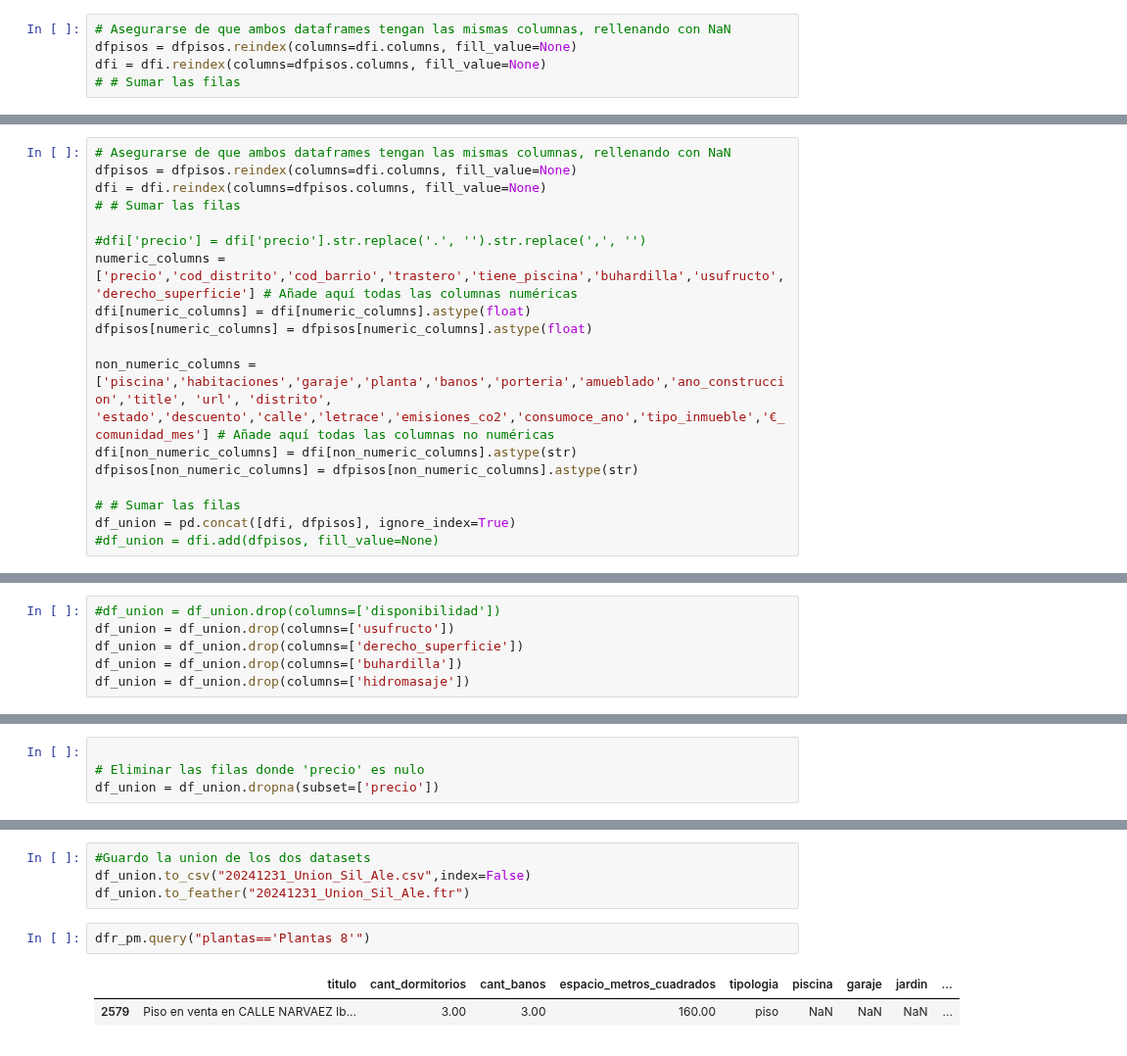
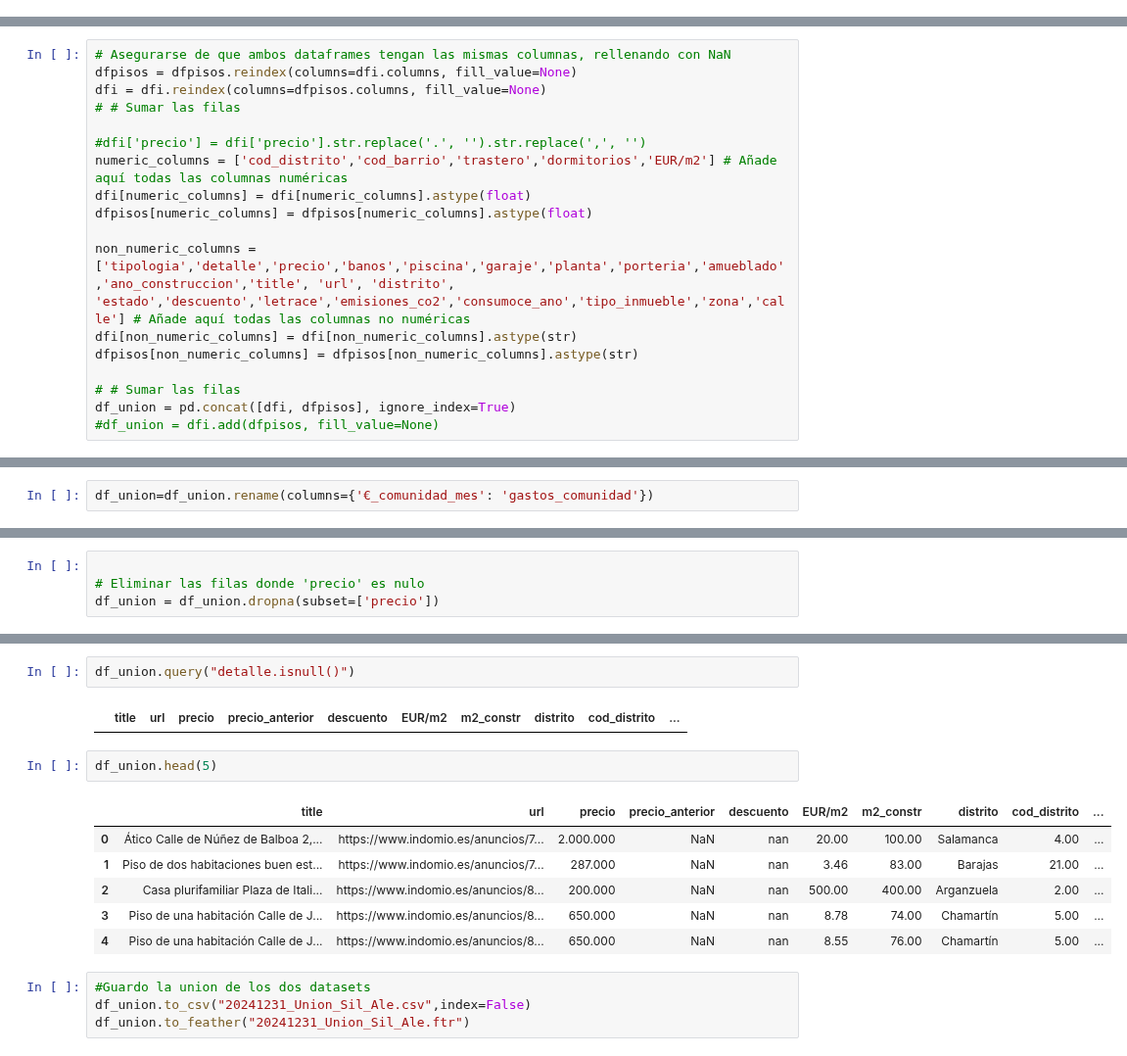
Before and after one commit to avaquerocastro/precios-de-vivienda-madrid, a Jupyter notebook: codigo/01-preprocesamiento-de-datos/03-Union_datos_webs/Union_Dataframes.IndomioPisosCom.ipynb, the cells around one changed output, grey strips where cells are left out. Shown at 98% size. Saved outputs shown, nothing was run; the diff lists cells and outputs as text.

```diff
--- a/codigo/01-preprocesamiento-de-datos/03-Union_datos_webs/Union_Dataframes.IndomioPisosCom.ipynb
+++ b/codigo/01-preprocesamiento-de-datos/03-Union_datos_webs/Union_Dataframes.IndomioPisosCom.ipynb
@@ -362,5 +526,0 @@ dfi['terraza'] = dfi['terraza'].replace({'Sí': 1, 'No': 0})
-# %%
-# Asegurarse de que ambos dataframes tengan las mismas columnas, rellenando con NaN
-dfpisos = dfpisos.reindex(columns=dfi.columns, fill_value=None)
-dfi = dfi.reindex(columns=dfpisos.columns, fill_value=None)
-# # Sumar las filas
@@ -371,11 +580,11 @@ dfi = dfi.reindex(columns=dfpisos.columns, fill_value=None)
 # # Sumar las filas
 
 #dfi['precio'] = dfi['precio'].str.replace('.', '').str.replace(',', '')
-numeric_columns = ['precio','cod_distrito','cod_barrio','trastero','tiene_piscina','buhardilla','usufructo','derecho_superficie'] # Añade aquí todas las columnas numéricas
+numeric_columns = ['cod_distrito','cod_barrio','trastero','dormitorios','EUR/m2'] # Añade aquí todas las columnas numéricas
 dfi[numeric_columns] = dfi[numeric_columns].astype(float)
 dfpisos[numeric_columns] = dfpisos[numeric_columns].astype(float)
 
-non_numeric_columns = ['piscina','habitaciones','garaje','planta','banos','porteria','amueblado','ano_construccion','title', 'url', 'distrito', 'estado','descuento','calle','letrace','emisiones_co2','consumoce_ano','tipo_inmueble','€_comunidad_mes'] # Añade aquí todas las columnas no numéricas
+non_numeric_columns = ['tipologia','detalle','precio','banos','piscina','garaje','planta','porteria','amueblado','ano_construccion','title', 'url', 'distrito', 'estado','descuento','letrace','emisiones_co2','consumoce_ano','tipo_inmueble','zona','calle'] # Añade aquí todas las columnas no numéricas
 dfi[non_numeric_columns] = dfi[non_numeric_columns].astype(str)
 dfpisos[non_numeric_columns] = dfpisos[non_numeric_columns].astype(str)
 
@@ -428,10 +617,6 @@ Index(['title', 'url', 'precio', 'precio_anterior', 'descuento', 'EUR/m2',
       dtype='object')
-# %%
-#df_union = df_union.drop(columns=['disponibilidad'])
-df_union = df_union.drop(columns=['usufructo'])
-df_union = df_union.drop(columns=['derecho_superficie'])
-df_union = df_union.drop(columns=['buhardilla'])
-df_union = df_union.drop(columns=['hidromasaje'])
+# %%
+df_union=df_union.rename(columns={'€_comunidad_mes': 'gastos_comunidad'})
 # %%
 
 # Reemplazar los valores según las indicaciones
@@ -503,9 +688,17 @@ memory usage: 4.5+ MB
+# %%
+df_union.query("detalle.isnull()")
+# %% [output]
+|  | title | url | precio | precio_anterior | descuento | EUR/m2 | m2_constr | distrito | cod_distrito | ... |
+# %%
+df_union.head(5)
+# %% [output]
+|  | title | url | precio | precio_anterior | descuento | EUR/m2 | m2_constr | distrito | cod_distrito | ... |
+| 0 | Ático Calle de Núñez de Balboa 2,... | https://www.indomio.es/anuncios/7... | 2.000.000 | NaN | nan | 20.00 | 100.00 | Salamanca | 4.00 | ... |
+| 1 | Piso de dos habitaciones buen est... | https://www.indomio.es/anuncios/7... | 287.000 | NaN | nan | 3.46 | 83.00 | Barajas | 21.00 | ... |
+| 2 | Casa plurifamiliar Plaza de Itali... | https://www.indomio.es/anuncios/8... | 200.000 | NaN | nan | 500.00 | 400.00 | Arganzuela | 2.00 | ... |
+| 3 | Piso de una habitación Calle de J... | https://www.indomio.es/anuncios/8... | 650.000 | NaN | nan | 8.78 | 74.00 | Chamartín | 5.00 | ... |
+| 4 | Piso de una habitación Calle de J... | https://www.indomio.es/anuncios/8... | 650.000 | NaN | nan | 8.55 | 76.00 | Chamartín | 5.00 | ... |
 # %%
 #Guardo la union de los dos datasets
 df_union.to_csv("20241231_Union_Sil_Ale.csv",index=False)
 df_union.to_feather("20241231_Union_Sil_Ale.ftr")
-# %%
-dfr_pm.query("plantas=='Plantas 8'")
-# %% [output]
-|  | titulo | cant_dormitorios | cant_banos | espacio_metros_cuadrados | tipologia | piscina | garaje | jardin | ... |
-| 2579 | Piso en venta en CALLE NARVAEZ Ib... | 3.00 | 3.00 | 160.00 | piso | NaN | NaN | NaN | ... |
```
Also changed, not shown: parts of 47 cells of this notebook, 13 other files.
